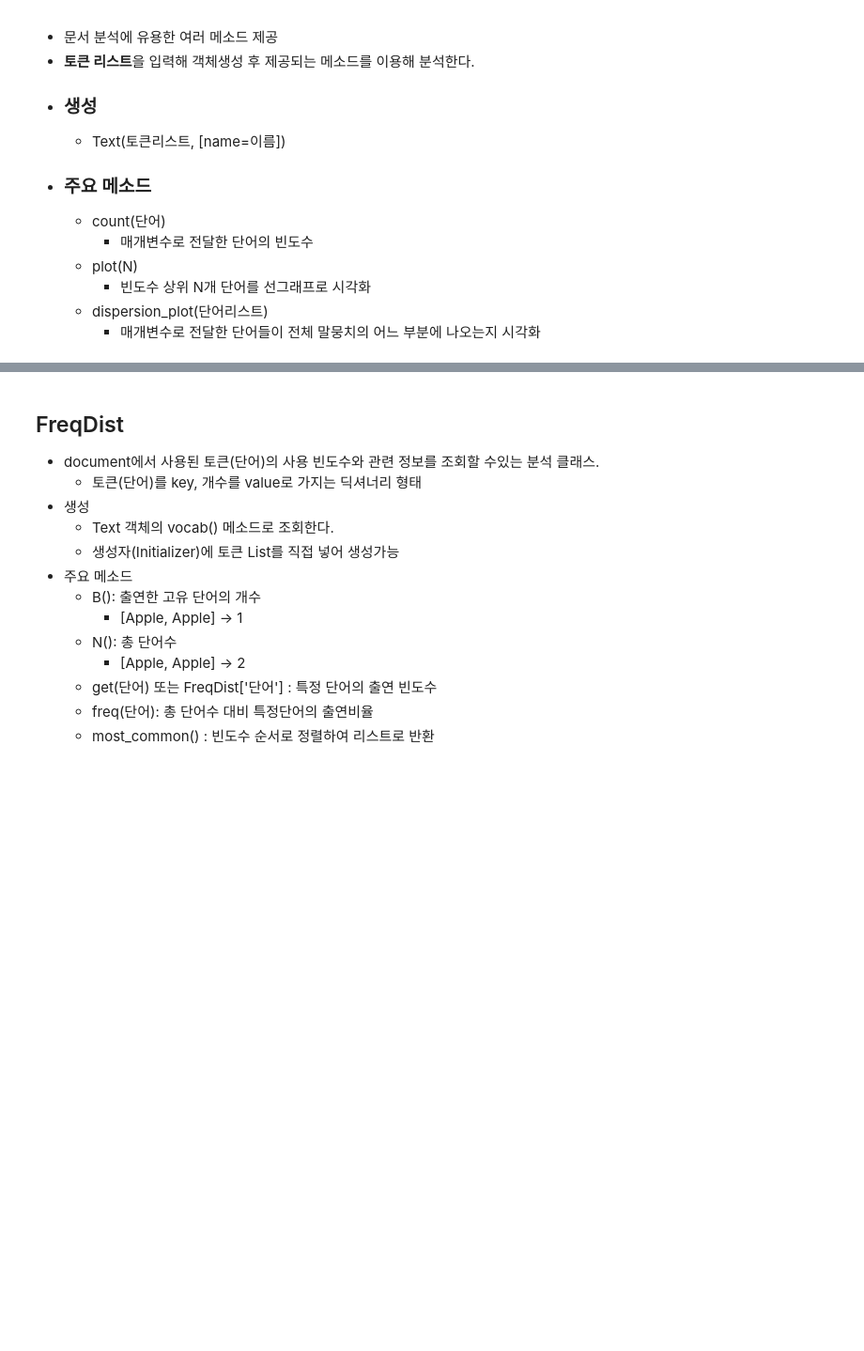
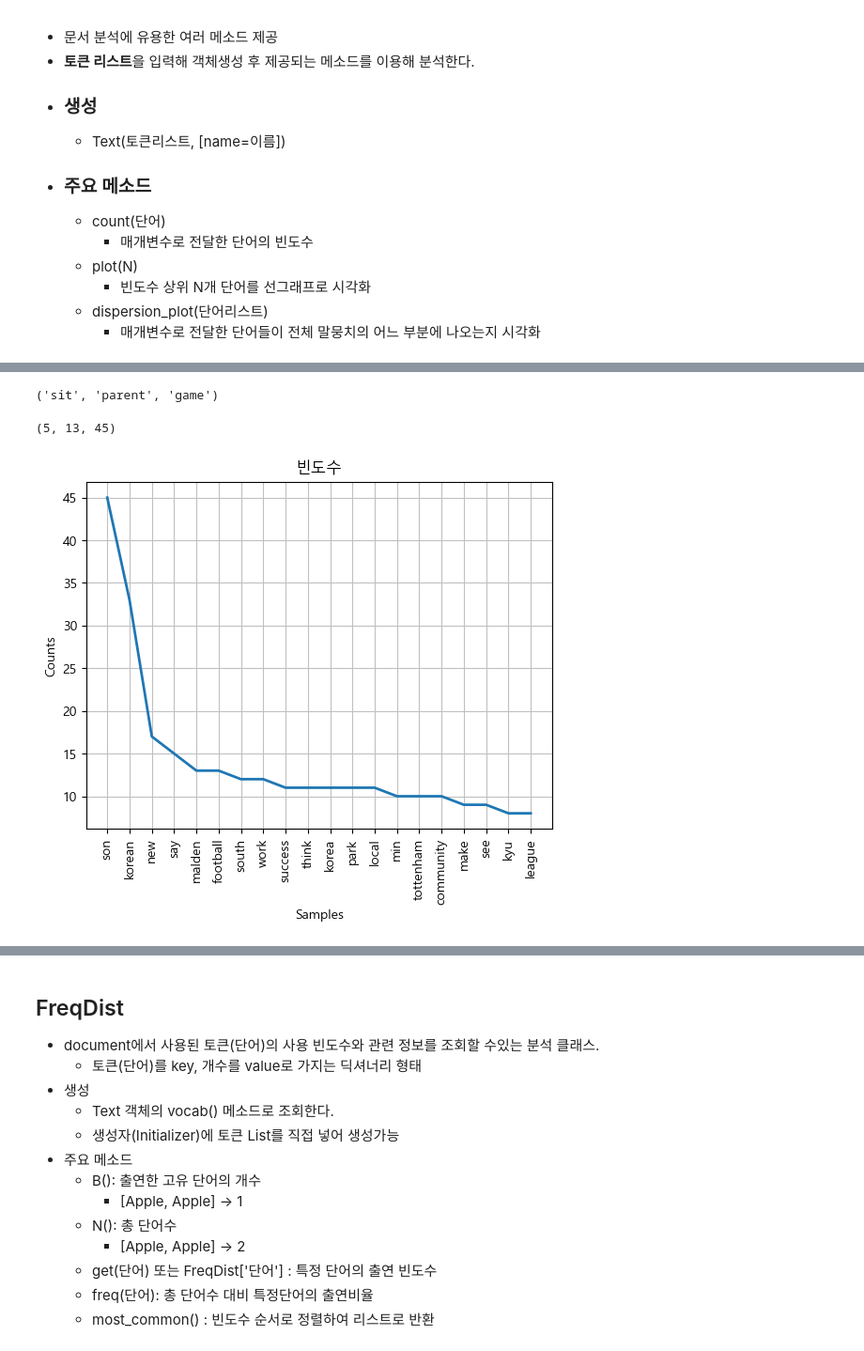
Before and after one commit to kgmyhGit/SKN06, a Jupyter notebook: 10_NLP_Preprocessing/02_NLP개요_NLTK 패키지를 이용한 텍스트 전처리및 텍스트분석.ipynb, the cells around one changed output, grey strips where cells are left out. Shown at 94% size. Cells and saved outputs as stored; diff of their text form; code cells hidden in the pictures; blank space fills up the shorter version.

```diff
--- a/10_NLP_Preprocessing/02_NLP개요_NLTK 패키지를 이용한 텍스트 전처리및 텍스트분석.ipynb
+++ b/10_NLP_Preprocessing/02_NLP개요_NLTK 패키지를 이용한 텍스트 전처리및 텍스트분석.ipynb
@@ -803,3 +892,7 @@ result
         - 빈도수 상위 N개 단어를 선그래프로 시각화
     - dispersion_plot(단어리스트)
         - 매개변수로 전달한 단어들이 전체 말뭉치의 어느 부분에 나오는지 시각화
+# %%
+with open("news.txt", encoding='utf-8') as fr:
+    news_txt = fr.read()
+news_txt[:30]
@@ -805,0 +901,4 @@ result
+# %%
+## 토큰화.
+news_tokens = tokenize_text2(news_txt)
+news_tokens[:3]
@@ -805,0 +923,6 @@ result
+# %%
+# 중첩리스트 -> 리스트(1차원) [ 모든 토큰들...]
+news_txt_tokens = []
+for l in news_tokens:
+    news_txt_tokens += l
+news_txt_tokens[:10]
@@ -805,0 +940,9 @@ result
+# %%
+from nltk import Text
+import matplotlib.pyplot as plt
+
+news_text = Text(
+    news_txt_tokens,  # 토큰 리스트(1차원), str: 글자단위 토큰화를 내부적으로 처리.
+    name="손흥민 신문기사"
+)
+news_text
@@ -805,0 +964,17 @@ result
+# %%
+# N 번째 토큰 조회.
+news_text[0], news_text[1], news_text[8]
+# %% [output]
+('sit', 'parent', 'game')
+# %%
+### 특정 토큰의 빈도수 확인
+news_text.count("game"), news_text.count("football"), news_text.count("son")
+# %% [output]
+(5, 13, 45)
+# %%
+### 빈도수 순서를 시각화.
+news_text.plot(20); # 빈도수 가 많은 순서로 20(지정한 정수) 개 단어를 시각화.
+plt.title("빈도수")
+plt.show()
+# %% [output]
+[figure, added]
```
Also changed, not shown: parts of 18 cells of this notebook, 1 other file.
